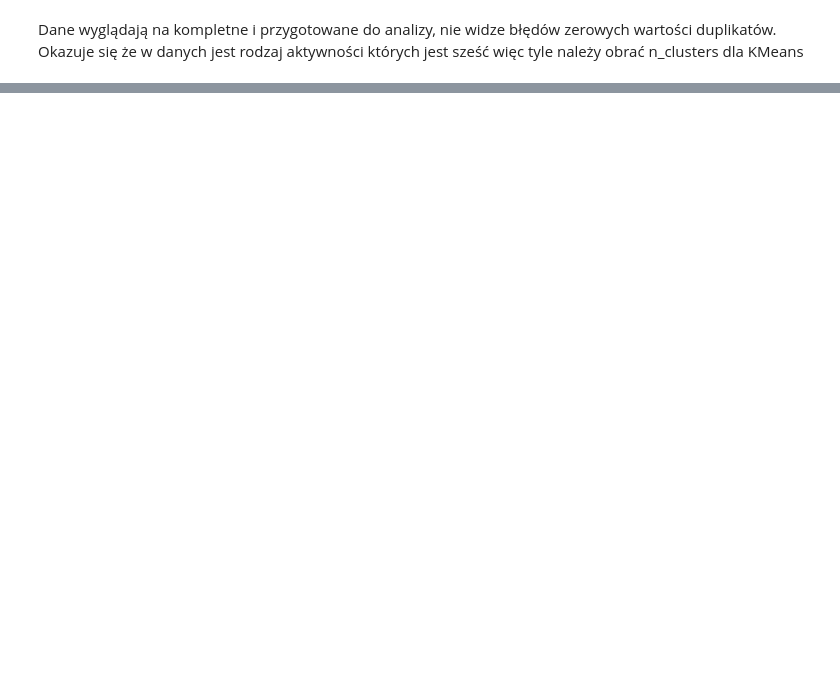
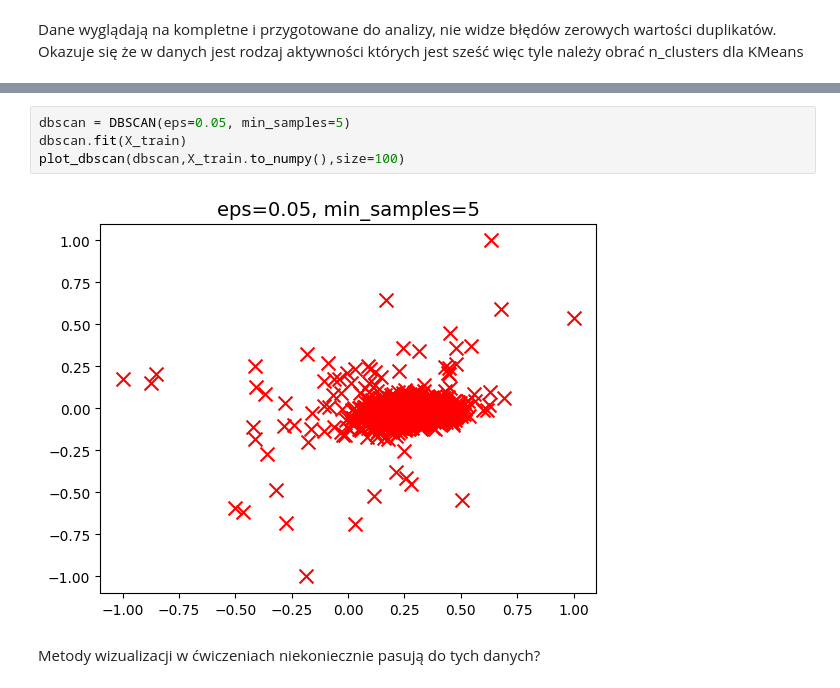
Before and after one commit to karolabramekkodilla/learning-git, a Jupyter notebook: 16.Clustering_zadanie/main.ipynb, the cells around one changed output, grey strips where cells are left out. Saved outputs shown, nothing was run; the diff lists cells and outputs as text; blank space fills up the shorter version.

```diff
--- a/16.Clustering_zadanie/main.ipynb
+++ b/16.Clustering_zadanie/main.ipynb
@@ -102,0 +144,8 @@ for model in models:
+# %%
+dbscan = DBSCAN(eps=0.05, min_samples=5)
+dbscan.fit(X_train)
+plot_dbscan(dbscan,X_train.to_numpy(),size=100)
+# %% [output]
+[figure, added]
+# %% [markdown]
+Metody wizualizacji w ćwiczeniach niekoniecznie pasują do tych danych?
```
Also changed, not shown: parts of 10 cells of this notebook.
